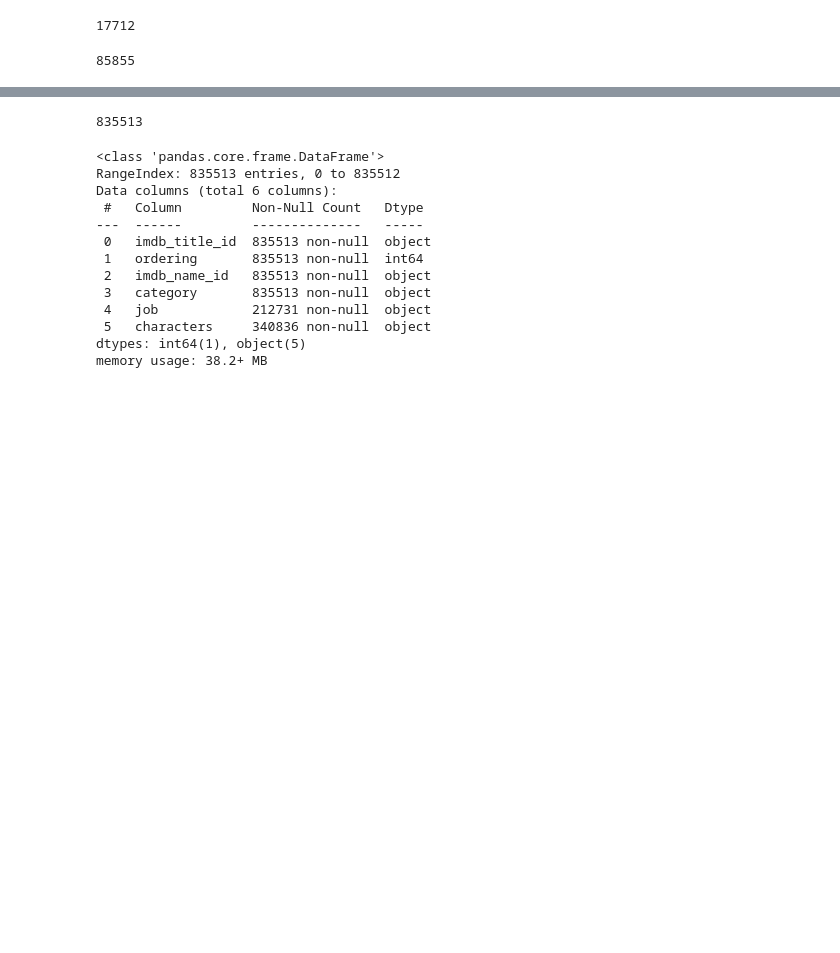
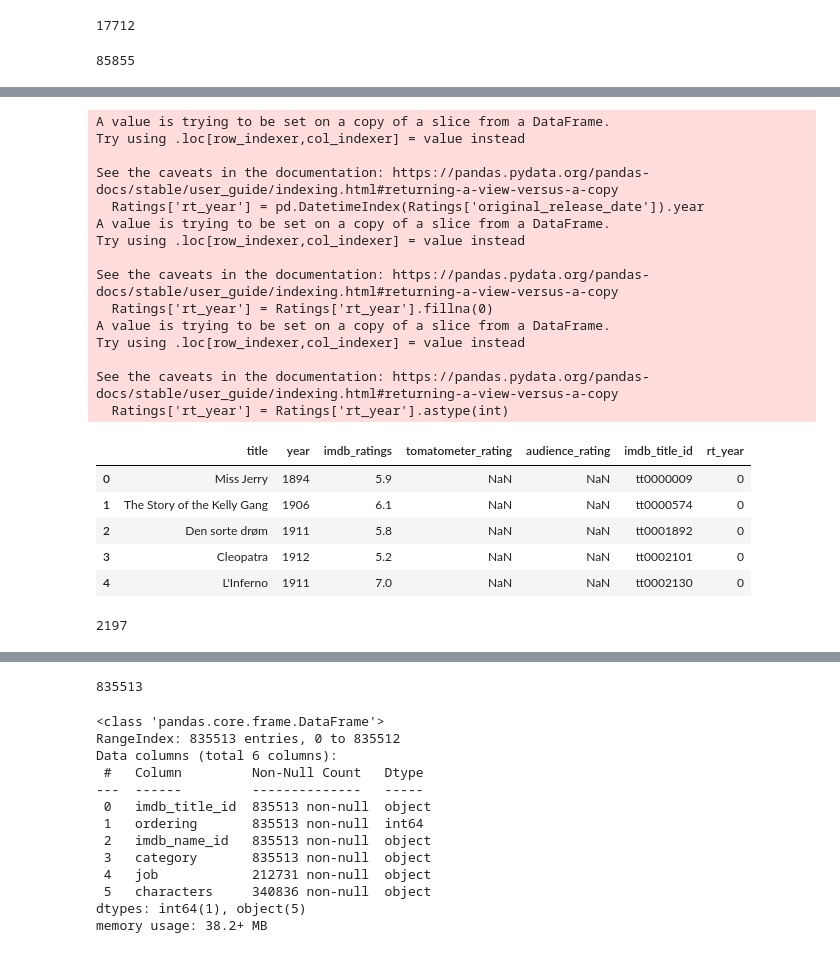
Before and after one commit to tnnixon/project2, a Jupyter notebook: Combined_Project2 _updated.ipynb, the cells around one changed output, grey strips where cells are left out. Cells and saved outputs as stored; diff of their text form; code cells hidden in the pictures; blank space fills up the shorter version.

```diff
--- a/Combined_Project2.ipynb
+++ b/Combined_Project2 _updated.ipynb
@@ -334,0 +313,33 @@ memory usage: 26.9+ MB
+# %%
+# Create a rotten tomatoes year columnn based on the original release date
+Ratings['rt_year'] = pd.DatetimeIndex(Ratings['original_release_date']).year
+
+# Fill in null values of original release date column (now rt_year) with 0 and change to integer
+Ratings['rt_year'] = Ratings['rt_year'].fillna(0)
+Ratings['rt_year'] = Ratings['rt_year'].astype(int)
+
+# remove original_release_date column
+del Ratings['original_release_date']
+Ratings.head()
+# %% [output]
+A value is trying to be set on a copy of a slice from a DataFrame.
+Try using .loc[row_indexer,col_indexer] = value instead
+
+See the caveats in the documentation: https://pandas.pydata.org/pandas-docs/stable/user_guide/indexing.html#returning-a-view-versus-a-copy
+  Ratings['rt_year'] = pd.DatetimeIndex(Ratings['original_release_date']).year
+A value is trying to be set on a copy of a slice from a DataFrame.
+Try using .loc[row_indexer,col_indexer] = value instead
+
+See the caveats in the documentation: https://pandas.pydata.org/pandas-docs/stable/user_guide/indexing.html#returning-a-view-versus-a-copy
+  Ratings['rt_year'] = Ratings['rt_year'].fillna(0)
+A value is trying to be set on a copy of a slice from a DataFrame.
+Try using .loc[row_indexer,col_indexer] = value instead
+
+See the caveats in the documentation: https://pandas.pydata.org/pandas-docs/stable/user_guide/indexing.html#returning-a-view-versus-a-copy
+  Ratings['rt_year'] = Ratings['rt_year'].astype(int)
+|  | title | year | imdb_ratings | tomatometer_rating | audience_rating | imdb_title_id | rt_year |
+| 0 | Miss Jerry | 1894 | 5.9 | NaN | NaN | tt0000009 | 0 |
+| 1 | The Story of the Kelly Gang | 1906 | 6.1 | NaN | NaN | tt0000574 | 0 |
+| 2 | Den sorte drøm | 1911 | 5.8 | NaN | NaN | tt0001892 | 0 |
+| 3 | Cleopatra | 1912 | 5.2 | NaN | NaN | tt0002101 | 0 |
+| 4 | L'Inferno | 1911 | 7.0 | NaN | NaN | tt0002130 | 0 |
@@ -334,0 +349,5 @@ memory usage: 26.9+ MB
+# %%
+# see rows in clean_ratings
+len(clean_ratings)
+# %% [output]
+2197
```
Also changed, not shown: parts of 11 cells of this notebook.
